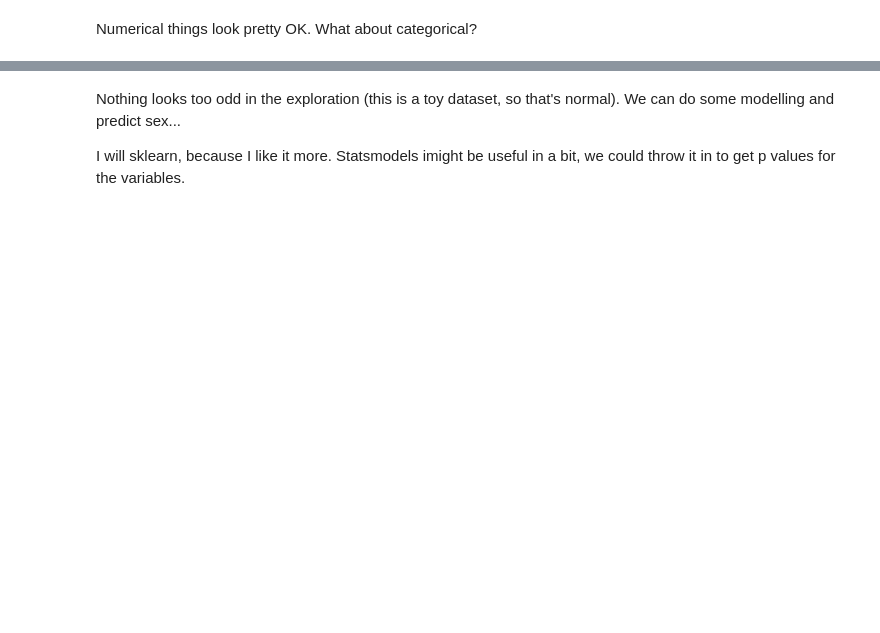
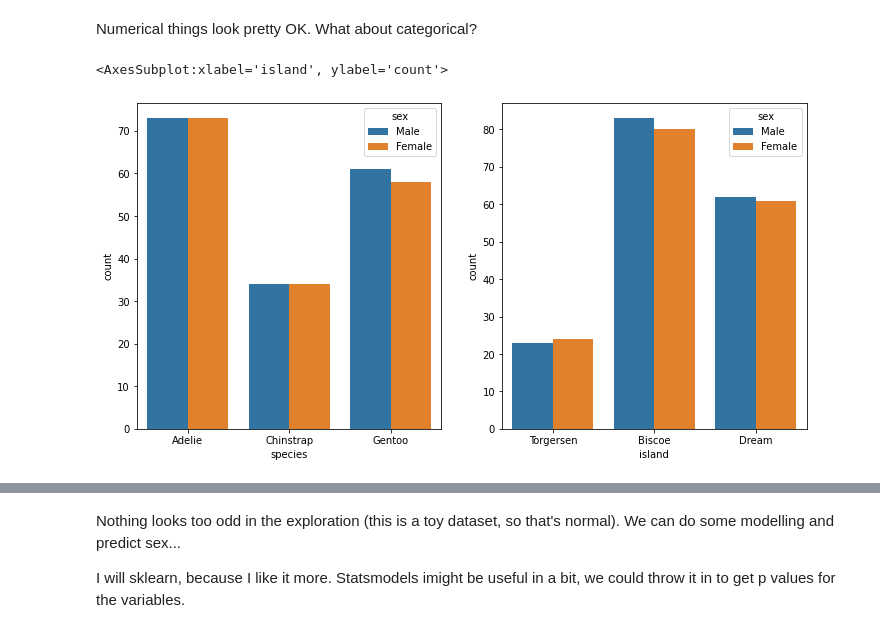
Before and after one commit to allyryry/BasicClassExamples, a Jupyter notebook: 024_Logistic_Regression_Normalization_2.ipynb, the cells around one changed output, grey strips where cells are left out. Drawn from its saved outputs; the diff is of its cells as text; code cells hidden in the pictures; blank space fills up the shorter version.

```diff
--- a/024_Logistic_Regression_Normalization_2.ipynb
+++ b/024_Logistic_Regression_Normalization_2.ipynb
@@ -423,3 +446,12 @@ Numerical things look pretty OK. What about categorical?
+# %%
+#Explore categorical data
+thinkplot.PrePlot(2,1,2)
+sns.countplot(data=df2, x='species', hue='sex')
+thinkplot.SubPlot(2)
+sns.countplot(data=df2, x='island', hue='sex')
+# %% [output]
+<AxesSubplot:xlabel='island', ylabel='count'>
+[figure, added]
 # %%
 #Facetgrid allows us to explore and split data easily.
 #Could play with this for differnet views. https://seaborn.pydata.org/generated/seaborn.FacetGrid.html
```
Also changed, not shown: parts of 29 cells of this notebook.
